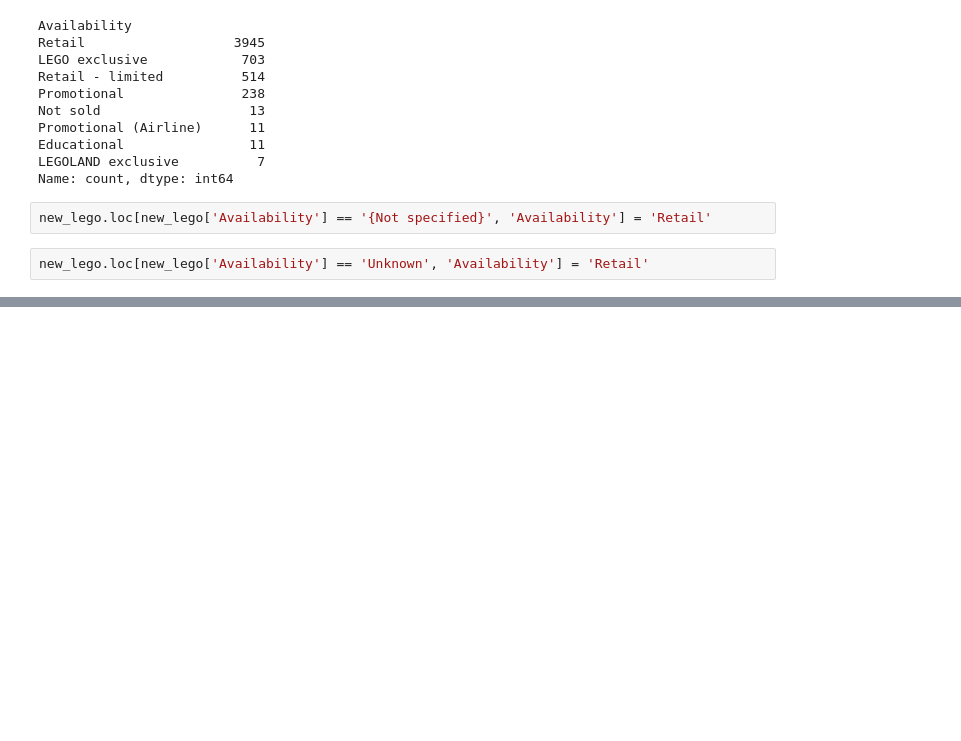
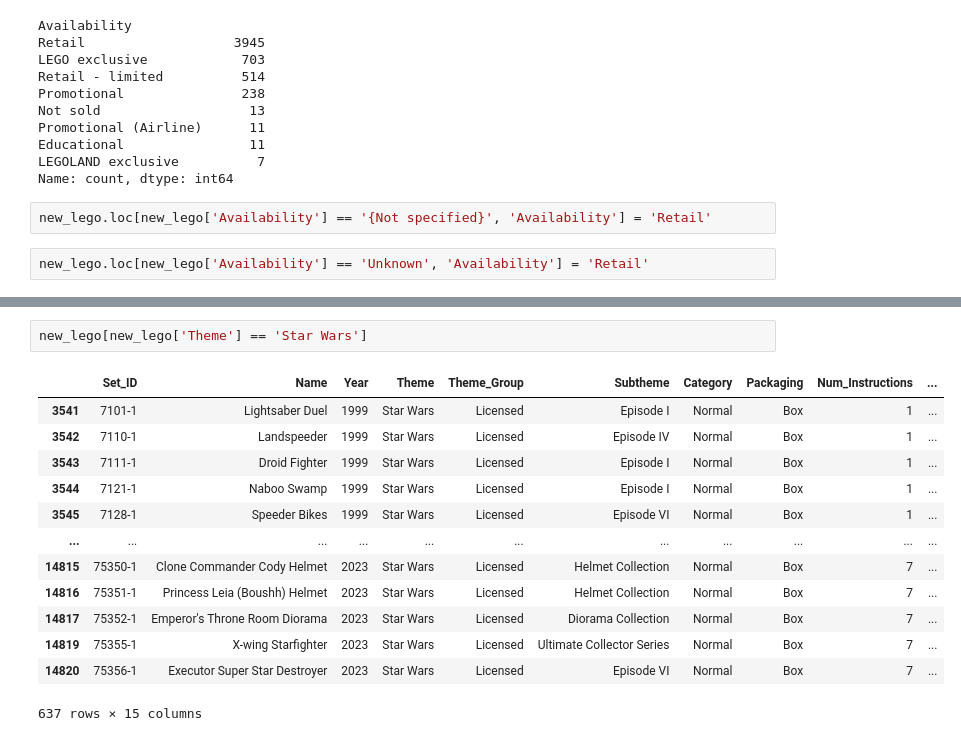
Before and after one commit to nika953/LEGO_Dataset, a Jupyter notebook: LEGO.ipynb, the cells around one changed output, grey strips where cells are left out. Drawn from its saved outputs; the diff is of its cells as text; blank space fills up the shorter version.

```diff
--- a/LEGO.ipynb
+++ b/LEGO.ipynb
@@ -333,0 +350,16 @@ new_lego.loc[new_lego['Availability'] == 'Unknown', 'Availability'] = 'Retail'
+# %%
+new_lego[new_lego['Theme'] == 'Star Wars']
+# %% [output]
+|  | Set_ID | Name | Year | Theme | Theme_Group | Subtheme | Category | Packaging | Num_Instructions | ... |
+| 3541 | 7101-1 | Lightsaber Duel | 1999 | Star Wars | Licensed | Episode I | Normal | Box | 1 | ... |
+| 3542 | 7110-1 | Landspeeder | 1999 | Star Wars | Licensed | Episode IV | Normal | Box | 1 | ... |
+| 3543 | 7111-1 | Droid Fighter | 1999 | Star Wars | Licensed | Episode I | Normal | Box | 1 | ... |
+| 3544 | 7121-1 | Naboo Swamp | 1999 | Star Wars | Licensed | Episode I | Normal | Box | 1 | ... |
+| 3545 | 7128-1 | Speeder Bikes | 1999 | Star Wars | Licensed | Episode VI | Normal | Box | 1 | ... |
+| ... | ... | ... | ... | ... | ... | ... | ... | ... | ... | ... |
+| 14815 | 75350-1 | Clone Commander Cody Helmet | 2023 | Star Wars | Licensed | Helmet Collection | Normal | Box | 7 | ... |
+| 14816 | 75351-1 | Princess Leia (Boushh) Helmet | 2023 | Star Wars | Licensed | Helmet Collection | Normal | Box | 7 | ... |
+| 14817 | 75352-1 | Emperor's Throne Room Diorama | 2023 | Star Wars | Licensed | Diorama Collection | Normal | Box | 7 | ... |
+| 14819 | 75355-1 | X-wing Starfighter | 2023 | Star Wars | Licensed | Ultimate Collector Series | Normal | Box | 7 | ... |
+| 14820 | 75356-1 | Executor Super Star Destroyer | 2023 | Star Wars | Licensed | Episode VI | Normal | Box | 7 | ... |
+637 rows × 15 columns
```
Also changed, not shown: parts of 5 cells of this notebook.
